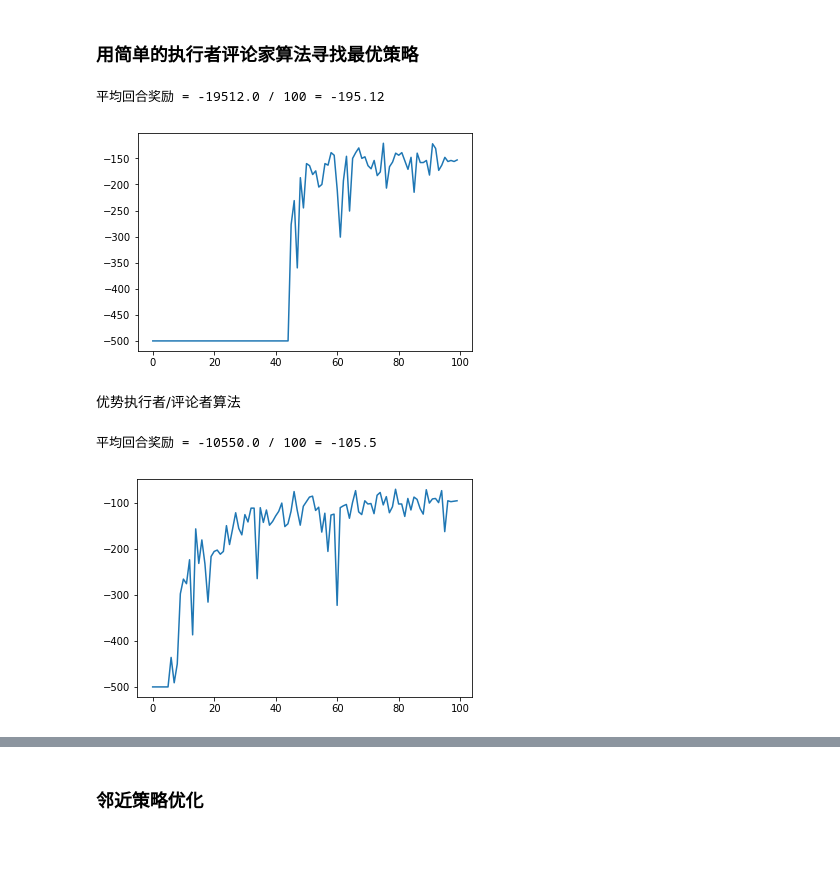
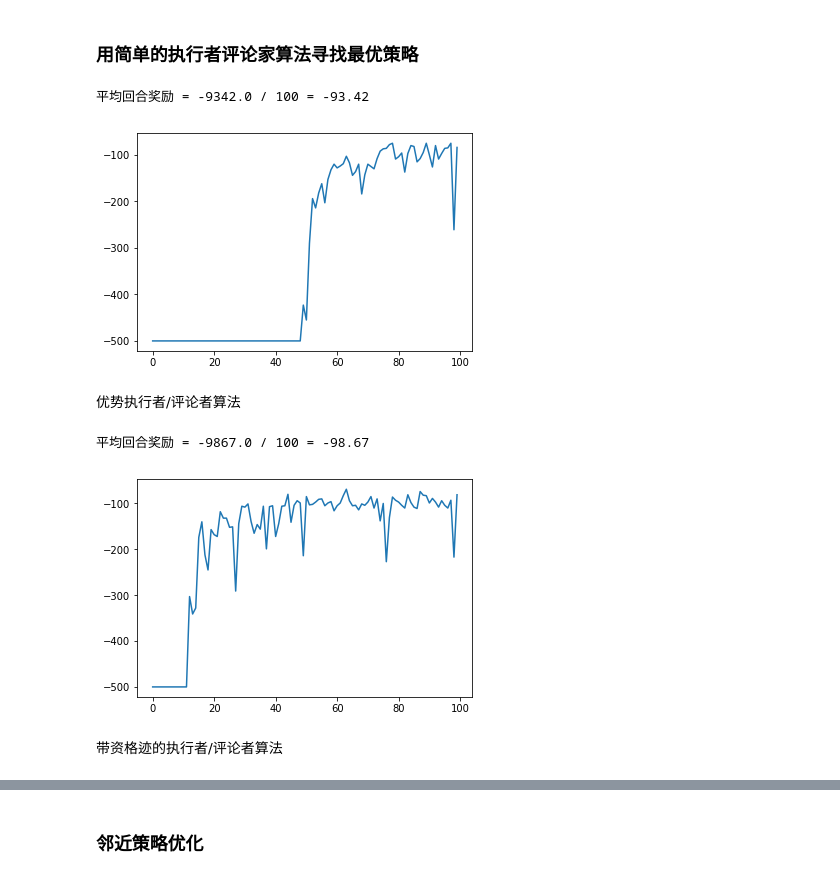
Before and after one commit to ZhiqingXiao/rl-book, a Jupyter notebook: chapter08_ac/Acrobot-v1_tf.ipynb, the cells around one changed output, grey strips where cells are left out. Cells and saved outputs as stored; diff of their text form; code cells hidden in the pictures; blank space fills up the shorter version.

```diff
--- a/chapter08_ac/Acrobot-v1_tf.ipynb
+++ b/chapter08_ac/Acrobot-v1_tf.ipynb
@@ -40,14 +42,17 @@ class QActorCriticAgent:
         self.critic_net = self.build_network(output_size=self.action_n,
                 **critic_kwargs)
 
-    def build_network(self, hidden_sizes, output_size,
+    def build_network(self, hidden_sizes, output_size, input_size=None,
                 activation=tf.nn.relu, output_activation=None,
                 loss=keras.losses.mse, learning_rate=0.01):
         model = keras.Sequential()
-        for hidden_size in hidden_sizes:
+        for idx, hidden_size in enumerate(hidden_sizes):
+            kwargs = {}
+            if idx == 0 and input_size is not None:
+                kwargs['input_shape'] = (input_size,)
             model.add(keras.layers.Dense(units=hidden_size,
                     activation=activation,
-                    kernel_initializer=GlorotUniform(seed=0)))
+                    kernel_initializer=GlorotUniform(seed=0), **kwargs))
         model.add(keras.layers.Dense(units=output_size,
                 activation=output_activation,
                 kernel_initializer=GlorotUniform(seed=0)))
@@ -104,29 +109,26 @@ def play_qlearning(env, agent, train=False, render=False):
         observation = next_observation
     return episode_reward
 # %%
-actor_kwargs = {'hidden_sizes' : [100,], 'activation' : tf.nn.relu,
-        'learning_rate' : 0.0005}
-critic_kwargs = {'hidden_sizes' : [100,], 'activation' : tf.nn.relu,
-        'learning_rate' : 0.0005}
+actor_kwargs = {'hidden_sizes' : [100,], 'learning_rate' : 0.0002}
+critic_kwargs = {'hidden_sizes' : [100,], 'learning_rate' : 0.0005}
 agent = QActorCriticAgent(env, actor_kwargs=actor_kwargs,
         critic_kwargs=critic_kwargs)
 
 # 训练
 episodes = 100
 episode_rewards = []
 for episode in range(episodes):
     episode_reward = play_qlearning(env, agent, train=True)
     episode_rewards.append(episode_reward)
 plt.plot(episode_rewards);
 
 # 测试
-episode_rewards = [play_qlearning(env, agent, train=False) \
-        for _ in range(100)]
+episode_rewards = [play_qlearning(env, agent) for _ in range(100)]
 print('平均回合奖励 = {} / {} = {}'.format(sum(episode_rewards),
         len(episode_rewards), np.mean(episode_rewards)))
 # %% [output]
-平均回合奖励 = -19512.0 / 100 = -195.12
+平均回合奖励 = -9342.0 / 100 = -93.42
-[figure, old version]
+[figure, new version]
 # %% [markdown]
 优势执行者/评论者算法
 # %%
@@ -197,8 +162,6 @@ def play_qlearning(env, agent, train=False, render=False):
 # %%
-actor_kwargs = {'hidden_sizes' : [100,], 'activation' : tf.nn.relu,
-        'learning_rate' : 0.0001}
-critic_kwargs = {'hidden_sizes' : [100,], 'activation' : tf.nn.relu,
-        'learning_rate' : 0.0002}
+actor_kwargs = {'hidden_sizes' : [100,], 'learning_rate' : 0.0001}
+critic_kwargs = {'hidden_sizes' : [100,], 'learning_rate' : 0.0002}
 agent = AdvantageActorCriticAgent(env, actor_kwargs=actor_kwargs,
         critic_kwargs=critic_kwargs)
 
@@ -208,14 +171,14 @@ episode_rewards = []
 for episode in range(episodes):
     episode_reward = play_qlearning(env, agent, train=True)
     episode_rewards.append(episode_reward)
-
 plt.plot(episode_rewards);
 
 # 测试
-episode_rewards = [play_qlearning(env, agent, train=False) \
-        for _ in range(100)]
+episode_rewards = [play_qlearning(env, agent) for _ in range(100)]
 print('平均回合奖励 = {} / {} = {}'.format(sum(episode_rewards),
         len(episode_rewards), np.mean(episode_rewards)))
 # %% [output]
-平均回合奖励 = -10550.0 / 100 = -105.5
+平均回合奖励 = -9867.0 / 100 = -98.67
-[figure, old version]
+[figure, new version]
+# %% [markdown]
+带资格迹的执行者/评论者算法
```
Also changed, not shown: parts of 16 cells of this notebook, 5 other files.
